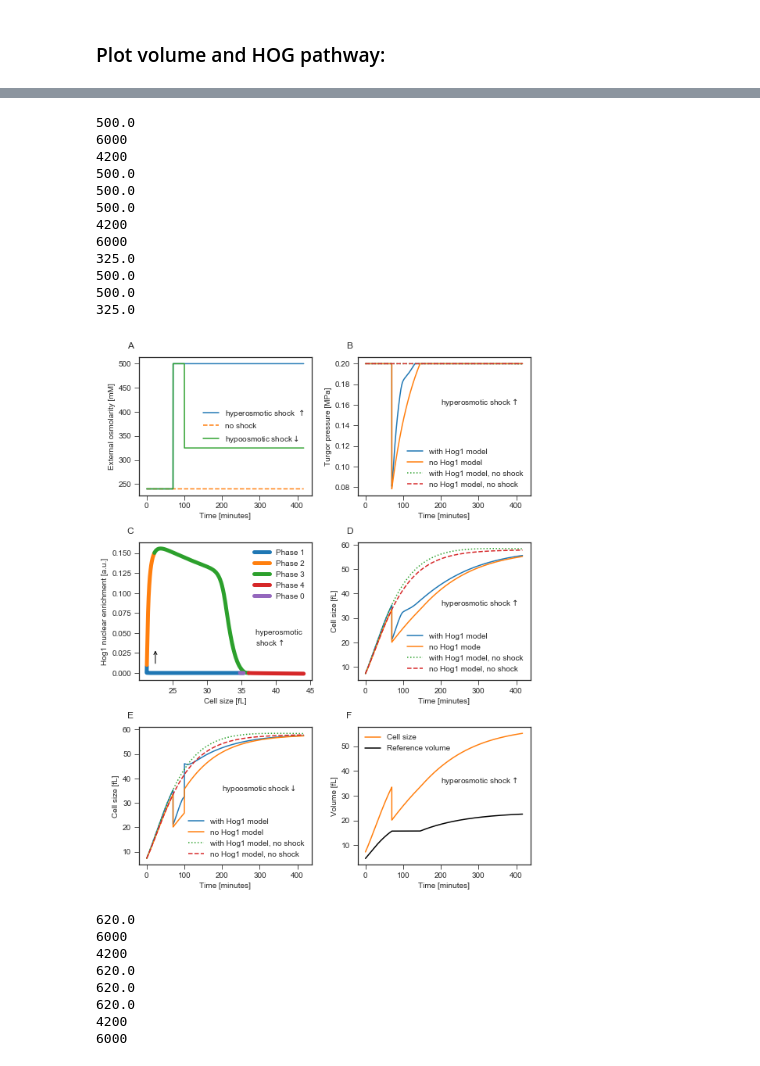
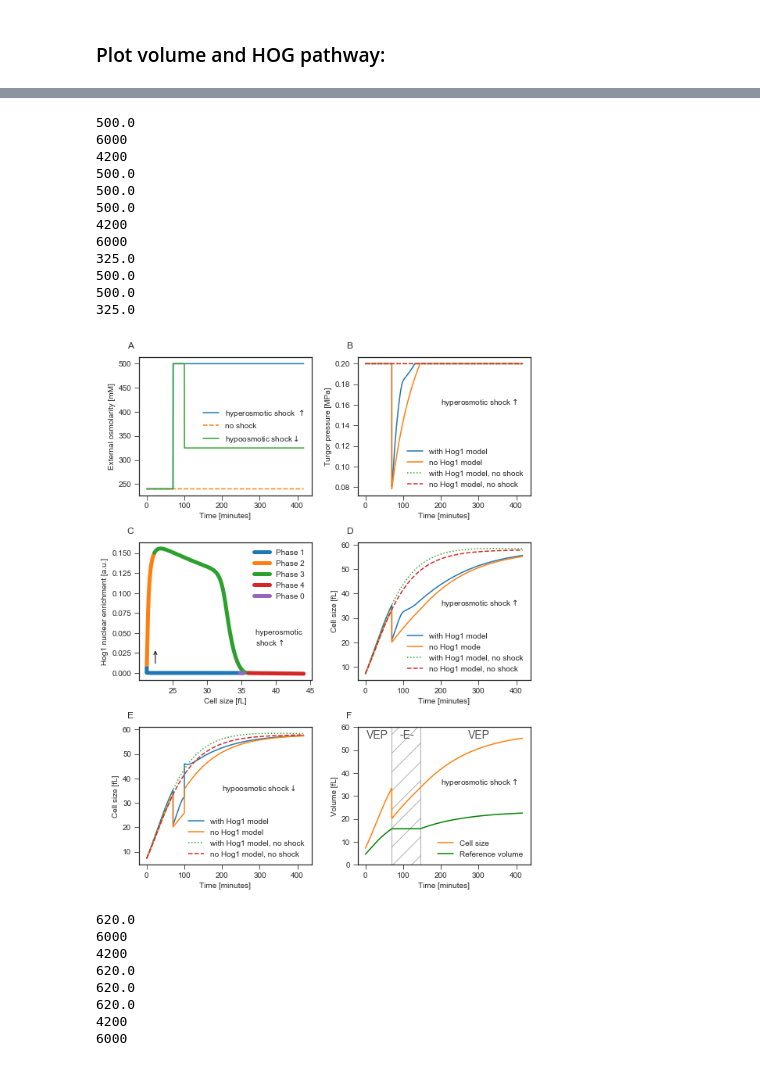
Before and after one commit to tbphu/volume_model, a Jupyter notebook: simulate_and_plot_hog_figures.ipynb, the cells around one changed output, grey strips where cells are left out. Drawn from its saved outputs; the diff is of its cells as text; code cells hidden in the pictures.

```diff
--- a/simulate_and_plot_hog_figures.ipynb
+++ b/simulate_and_plot_hog_figures.ipynb
@@ -321,8 +322,8 @@ end_time = 25000
 
 no_shock = volume_model['shock_set_c_e']
 no_hyposhock = volume_model['hyposhock_set_c_e']
-shock_event_time = 120*60 #volume_model['shock_event_time']
-hyposhock_event_time = (120+30)*60 #volume_model['hyposhock_event_time']
+shock_event_time = 70*60 #volume_model['shock_event_time']
+hyposhock_event_time = (70+30)*60 #volume_model['hyposhock_event_time']
 
 shock_add = 260 # raise external osmolarity by +260mM to 500mM overall.
 shock = no_shock + shock_add
@@ -453,11 +454,50 @@ plt.xlabel('Time [minutes]')
 plt.legend()
 
 plt.subplot(gs[2,1])
+#plt.gca().set_facecolor('#f3f3f3')
 plt.gca().add_artist(FT.figure_numbering('F'))
+plt.annotate('VEP', xy=(2., 60-5), xycoords="data",xytext=(2., 60-5),fontsize=14,alpha=0.8,annotation_clip=False)#,arrowprops=dict(arrowstyle="->"))
+plt.annotate('-E-', xy=(90+2., 60-5), xycoords="data",xytext=(90+2., 60-5),fontsize=14,alpha=0.8,annotation_clip=False)#,arrowprops=dict(arrowstyle="->"))
+plt.annotate('VEP', xy=(270+2., 60-5), xycoords="data",xytext=(270+2., 60-5),fontsize=14,alpha=0.8,annotation_clip=False)#,arrowprops=dict(arrowstyle="->"))
+#plt.annotate('visco-elasto-plastic', xy=(20., 50), xycoords="data",xytext=(20., 50),rotation=90,fontsize=18,alpha=0.3)#,arrowprops=dict(arrowstyle="->"))
+#plt.annotate('ideal elastic', xy=(100., 37), xycoords="data",xytext=(100., 37),rotation=90,fontsize=18,alpha=0.3)#,arrowprops=dict(arrowstyle="->"))
+#plt.annotate('visco-elasto-plastic', xy=(180., 50), xycoords="data",xytext=(180., 50),rotation=45,fontsize=18,alpha=0.3)#,arrowprops=dict(arrowstyle="->"))
 current_palette = sns.color_palette()
 plt.plot(volume_sim['time']/60,volume_sim['V_tot_fl'],label = 'Cell size',color = current_palette[1])
-plt.plot(volume_sim['time']/60,volume_sim['V_ref'],label = 'Reference volume', color = 'black')
+plt.plot(volume_sim['time']/60,volume_sim['V_ref'],label = 'Reference volume', color = 'green')
+#plt.gca().add_patch(
+#    patches.Rectangle(
+#        (-20, 0),   # (x,y)
+#        20+70,          # width
+#        70,          # height
+#        color = 'green',
+#        alpha = 0.3
+#    )
+#)
+plt.gca().add_patch(
+    patches.Rectangle(
+        (70, 0),   # (x,y)
+        75,          # width
+        70,          # height
+        #color = 'green',
+
+        alpha = 0.3,
+        fill=False,
+        hatch='/'
+    )
+)
+
+#plt.gca().add_patch(
+#    patches.Rectangle(
+#        (70+75, 0),   # (x,y)
+#        300,          # width
+#        70,          # height
+#        color = 'green',
+#        alpha = 0.3
+#    )
+#)
 plt.annotate(r'hyperosmotic shock$\uparrow$', xy=(200., 35), xycoords="data",xytext=(200., 35))#,arrowprops=dict(arrowstyle="->"))
+plt.ylim(0,60)
 plt.ylabel('Volume [fL]')
 plt.xlabel('Time [minutes]')
 plt.legend()
@@ -529,34 +569,34 @@ plt.legend()
 #plt.plot(volume_sim['time']/60,volume_sim['pi_t']/1e6,label = 'no Hog1 model')
 #plt.plot(volume_and_hog_sim_no_shock['time']/60,volume_and_hog_sim_no_shock['vol_pi_t']/1e6,':',label = 'with Hog1 model, no shock')
 #plt.plot(volume_sim_no_shock['time']/60,volume_sim_no_shock['pi_t']/1e6,'--',label = 'no Hog1 model, no shock')
 #plt.ylabel('Turgor pressure [MPa]')
 #plt.xlabel('Time [minutes]')
 #plt.legend()
 
 plt.subplot(gs[0,0])
 #plt.gca().add_artist(figure_numbering('A'))
 plt.plot(volume_sim['time']/60,volume_sim['[c_e]'],label = 'hypoosmotic shock$\downarrow$')
 #plt.annotate(r'hyperosmotic shock$\uparrow$', xy=(300., 500.), xycoords="data",xytext=(200., 500.-50),arrowprops=dict(arrowstyle="->"))
 plt.ylabel('External osmolarity [mM]')
 plt.legend()
 
 plt.tight_layout()
 plt.savefig('figures/volume_and_hog_shocks.png',dpi=300)
 plt.savefig('figures/volume_and_hog_shocks.eps')
 # %% [output]
 500.0
 6000
 4200
 500.0
 500.0
 500.0
 4200
 6000
 325.0
 500.0
 500.0
 325.0
-[figure, old version]
+[figure, new version]
 # %%
 volume_and_hog_model = te.loadAntimonyModel("volume_and_hog.txt")
 volume_model = te.loadAntimonyModel("volume_reference_radius.txt")
```
Also changed, not shown: parts of 2 cells of this notebook, 2 other files.
